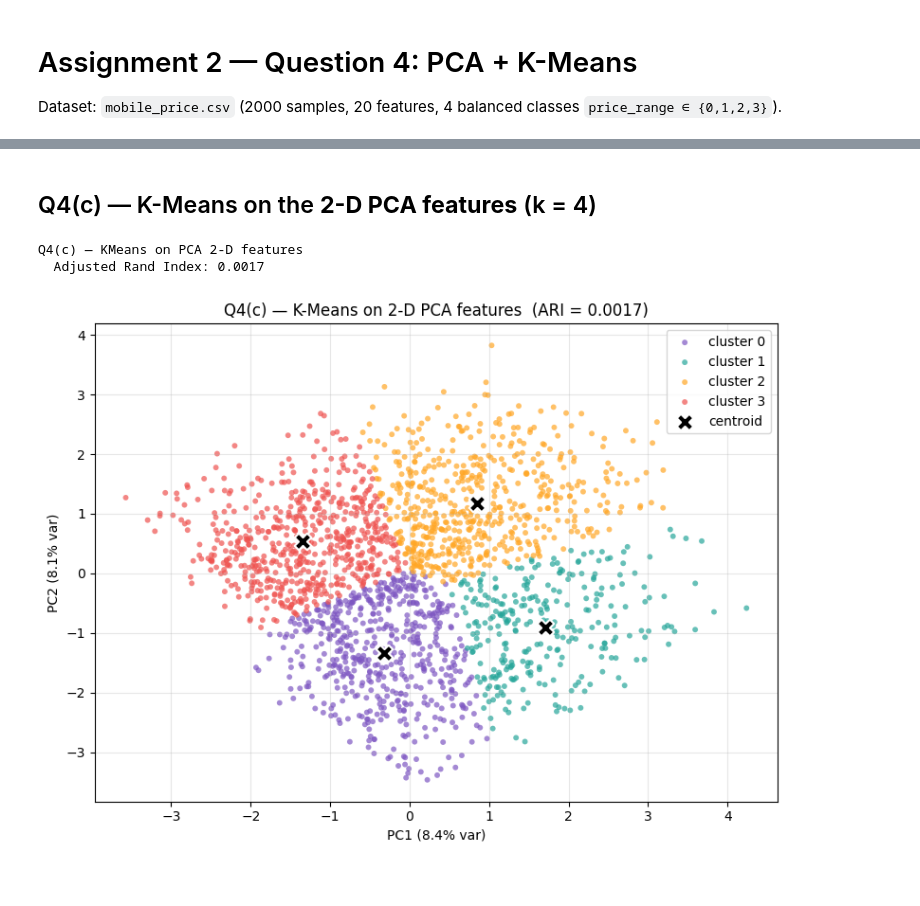
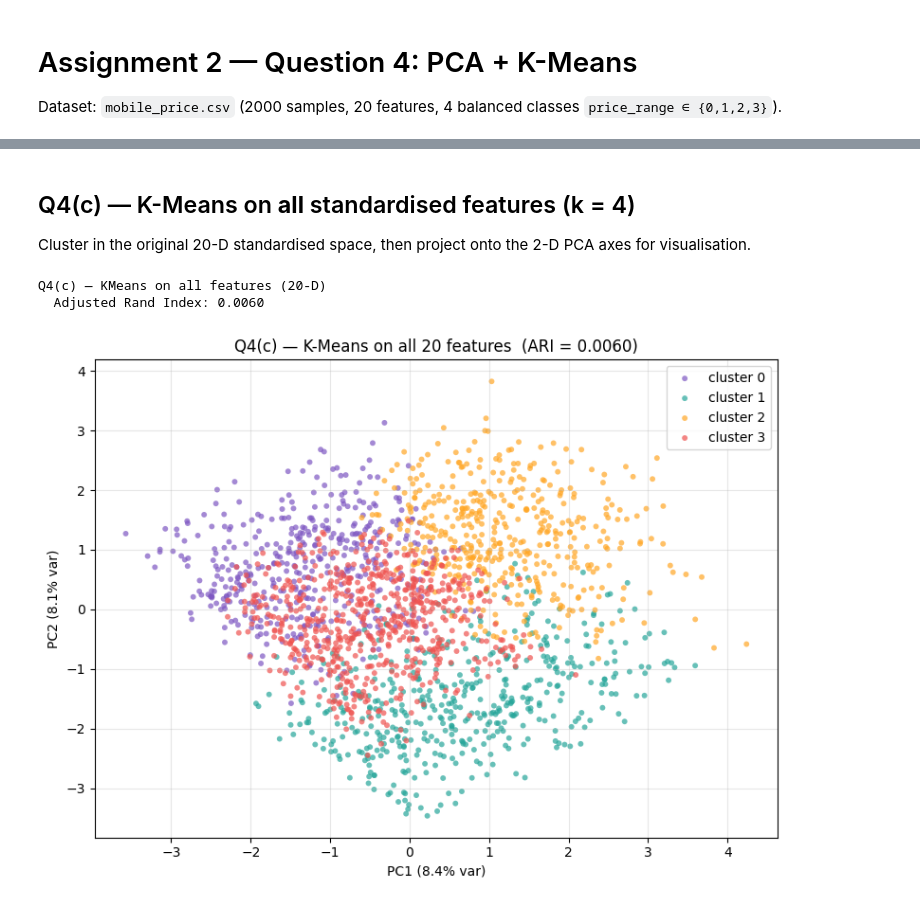
Before and after one commit to Ashurali/DM2026-Assignment-1-MKS, a Jupyter notebook: Mobile_Price_PCA_KMeans.ipynb, the cells around one changed output, grey strips where cells are left out. Drawn from its saved outputs; the diff is of its cells as text; code cells hidden in the pictures.

Commit message:
final final result

```diff
--- a/Mobile_Price_PCA_KMeans.ipynb
+++ b/Mobile_Price_PCA_KMeans.ipynb
@@ -59,0 +22,26 @@ plt.show()
+# %%
+df = pd.read_csv('data/mobile_price.csv')
+feature_names = [c for c in df.columns if c != 'price_range']
+X = df[feature_names].values.astype(float)
+y = df['price_range'].values
+
+# z-score standardisation
+scaler = StandardScaler()
+X_std = scaler.fit_transform(X)
+
+# Show the result of z-score standardisation (first 5 rows, first 6 features)
+X_std_df = pd.DataFrame(X_std, columns=feature_names)
+print('=== Raw features (first 5 rows, first 6 columns) ===')
+print(df[feature_names].head().iloc[:, :6].round(2).to_string())
+print()
+print('=== z-score standardised X_std (first 5 rows, first 6 columns) ===')
+print(X_std_df.head().iloc[:, :6].round(4).to_string())
+print()
+print('=== Verification (per-column mean and std after standardisation) ===')
+verify = pd.DataFrame({
+    'mean': X_std_df.mean().round(6),
+    'std':  X_std_df.std(ddof=0).round(6),
+})
+print(verify.head(8).to_string())
+print(f'\nShape:  X = {X.shape},  X_std = {X_std.shape},  y = {y.shape}')
+print('All means ≈ 0 and stds ≈ 1 confirms z-score standardisation succeeded.')
@@ -93,36 +100,34 @@ plt.show()
 # %% [markdown]
-## Q4(c) — K-Means on the **2-D PCA features** (k = 4)
+## Q4(c) — K-Means on **all** standardised features (k = 4)
+
+Cluster in the original 20-D standardised space, then project onto the 2-D PCA axes for visualisation.
-# %%
-km_pca = KMeans(n_clusters=4, random_state=SEED, n_init=10)
-labels_pca = km_pca.fit_predict(X_pca)
-
-ari_pca = adjusted_rand_score(y, labels_pca)
-print(f'Q4(c) — KMeans on PCA 2-D features')
-print(f'  Adjusted Rand Index: {ari_pca:.4f}')
-# %% [output]
-Q4(c) — KMeans on PCA 2-D features
-  Adjusted Rand Index: 0.0017
+# %%
+km_all = KMeans(n_clusters=4, random_state=SEED, n_init=10)
+labels_all = km_all.fit_predict(X_std)
+
+ari_all = adjusted_rand_score(y, labels_all)
+print(f'Q4(c) — KMeans on all features (20-D)')
+print(f'  Adjusted Rand Index: {ari_all:.4f}')
+# %% [output]
+Q4(c) — KMeans on all features (20-D)
+  Adjusted Rand Index: 0.0060
 # %%
 fig, ax = plt.subplots(figsize=(8, 6))
+cluster_colors = ['#7E57C2', '#26A69A', '#FFA726', '#EF5350']
 
 for k in range(4):
-    mask = labels_pca == k
+    mask = labels_all == k
     ax.scatter(X_pca[mask, 0], X_pca[mask, 1], s=18, alpha=0.7,
                color=cluster_colors[k], label=f'cluster {k}', edgecolor='none')
 
-# Show centroids
-ax.scatter(km_pca.cluster_centers_[:, 0], km_pca.cluster_centers_[:, 1],
-           marker='X', s=160, c='black', edgecolor='white', linewidth=1.5,
-           label='centroid', zorder=5)
-
 ax.set_xlabel(f'PC1 ({pca.explained_variance_ratio_[0]*100:.1f}% var)')
 ax.set_ylabel(f'PC2 ({pca.explained_variance_ratio_[1]*100:.1f}% var)')
-ax.set_title(f'Q4(c) — K-Means on 2-D PCA features  (ARI = {ari_pca:.4f})')
+ax.set_title(f'Q4(c) — K-Means on all 20 features  (ARI = {ari_all:.4f})')
 ax.legend(loc='best')
 ax.grid(True, alpha=0.3)
 plt.tight_layout()
-fig.savefig('chart/Q4c_kmeans_pca2d.png', dpi=150, bbox_inches='tight')
+fig.savefig('chart/Q4c_kmeans_allfeatures.png', dpi=150, bbox_inches='tight')
 plt.show()
 # %% [output]
-[figure, old version]
+[figure, new version]
 # %% [markdown]
```
Also changed, not shown: parts of 14 cells of this notebook, 8 other files.
